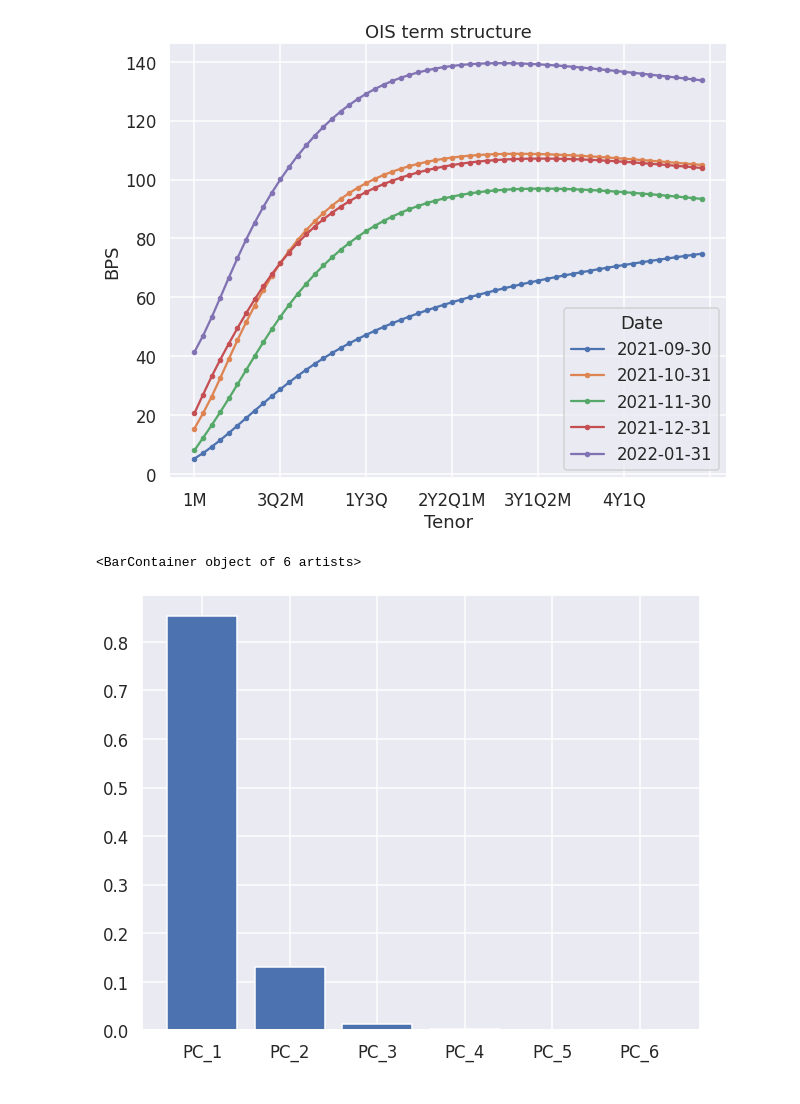
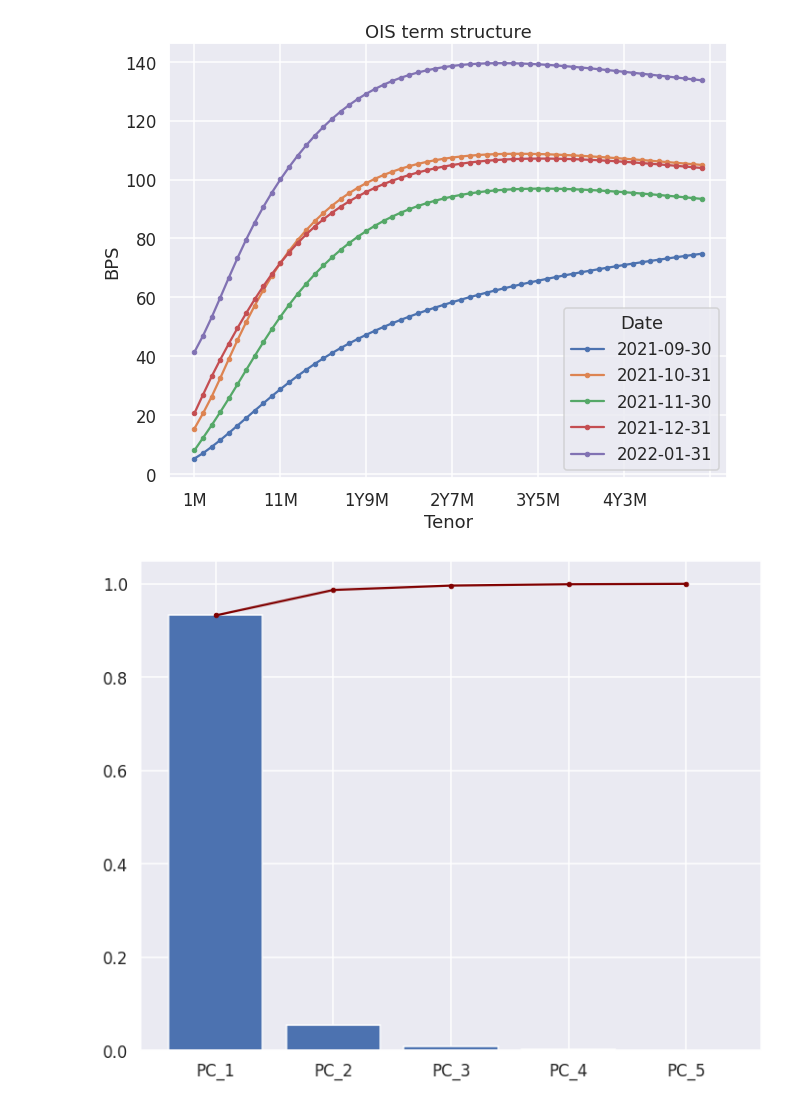
Before and after one commit to PiotMik/OIS_curve_modeling, a Jupyter notebook: OIS_Curve_modelling.ipynb, the cells around one changed output. Saved outputs shown, nothing was run; the diff lists cells and outputs as text; code cells hidden in the pictures.

Commit message:
Add SONIA

```diff
--- a/OIS_Curve_modelling.ipynb
+++ b/OIS_Curve_modelling.ipynb
@@ -18,5 +13,6 @@ MessageError: ignored
 # %%
-data_path = '/content/drive/MyDrive/Shared Folder/OIS/'
+ois_url = 'https://raw.githubusercontent.com/PiotMik/OIS_curve_modeling/main/OIS%20spot.csv'
+sonia_url = 'https://raw.githubusercontent.com/PiotMik/OIS_curve_modeling/main/SONIA.csv'
 
 def tenor_parser(month_number: int):
   """
@@ -33,22 +29,24 @@ def tenor_parser(month_number: int):
     Formatted string
   """
   years = np.floor(month_number/12)
-  quarters = np.floor((month_number - 12*years)/3)
-  months = (month_number - 12*years - quarters*3)
+  months = (month_number - 12*years)
 
   y_str = f"{int(years)}Y" * int(years > 0)
-  q_str = f"{int(quarters)}Q" * int(quarters > 0)
   m_str = f"{int(months)}M" * int(months > 0)
 
-  return y_str + q_str + m_str
+  return y_str + m_str
 
 
-ois = pd.read_csv(os.path.join(data_path, 'OIS spot.csv'),
+ois = pd.read_csv(ois_url,
                   index_col= ['Maturity'], parse_dates=True, dayfirst=True)
-ois = ois*100.0
-
+ois = ois.sort_index()*100.0
 ois.columns = [tenor_parser(int(month)) for month in ois.columns]
 ois.index.name = 'Date'
 
-ois.tail()
+sonia = pd.read_csv(sonia_url,
+                    index_col=['Date'], parse_dates=True, dayfirst=True)
+sonia = sonia.sort_index()* 100.0
+
+rates = pd.concat([sonia, ois], axis = 1).dropna()
+rates.iloc[:, [1, 4, 20, 30, 0]].plot()
 # %% [output]
@@ -72,5 +58,5 @@ _ = plt.title('OIS trajectories')
 # %%
-term_structure_df = ois.tail(100).resample('M').last().T
+term_structure_df = rates.drop(['SONIA'], axis=1).tail(100).resample('M').last().T
 term_structure_df.columns = term_structure_df.columns.strftime('%Y-%m-%d')
 
 term_structure_df.plot(marker='.')
@@ -78,18 +64,23 @@ plt.ylabel('BPS')
 plt.xlabel('Tenor')
 _ = plt.title('OIS term structure')
 # %% [output]
-[figure, old version]
+[figure, new version]
 # %%
+diffs = ois.diff().dropna()
 pca = PCA()
-pca.fit(df.diff().dropna())
+pca.fit(diffs)
 
 exp_var = pd.DataFrame(pca.explained_variance_ratio_,
                        index = [f"PC_{pair[0] + 1}" for pair in enumerate(pca.explained_variance_ratio_)],
                        columns = ['Explained variance'])
-plt.bar(x = exp_var.index, height = exp_var['Explained variance'])
+exp_var['Cumulative explained variance'] = pca.explained_variance_ratio_.cumsum()
+
+max_n = 5
+plt.bar(x = exp_var.index[:max_n], height = exp_var['Explained variance'][:max_n])
+plt.plot(exp_var['Cumulative explained variance'][:max_n], marker='.', color='maroon')
+plt.tight_layout()
 # %% [output]
-<BarContainer object of 6 artists>
-[figure, old version]
+[figure, new version]
 # %%
 exp_var
 # %% [output]
```
Also changed, not shown: parts of 6 cells of this notebook.
